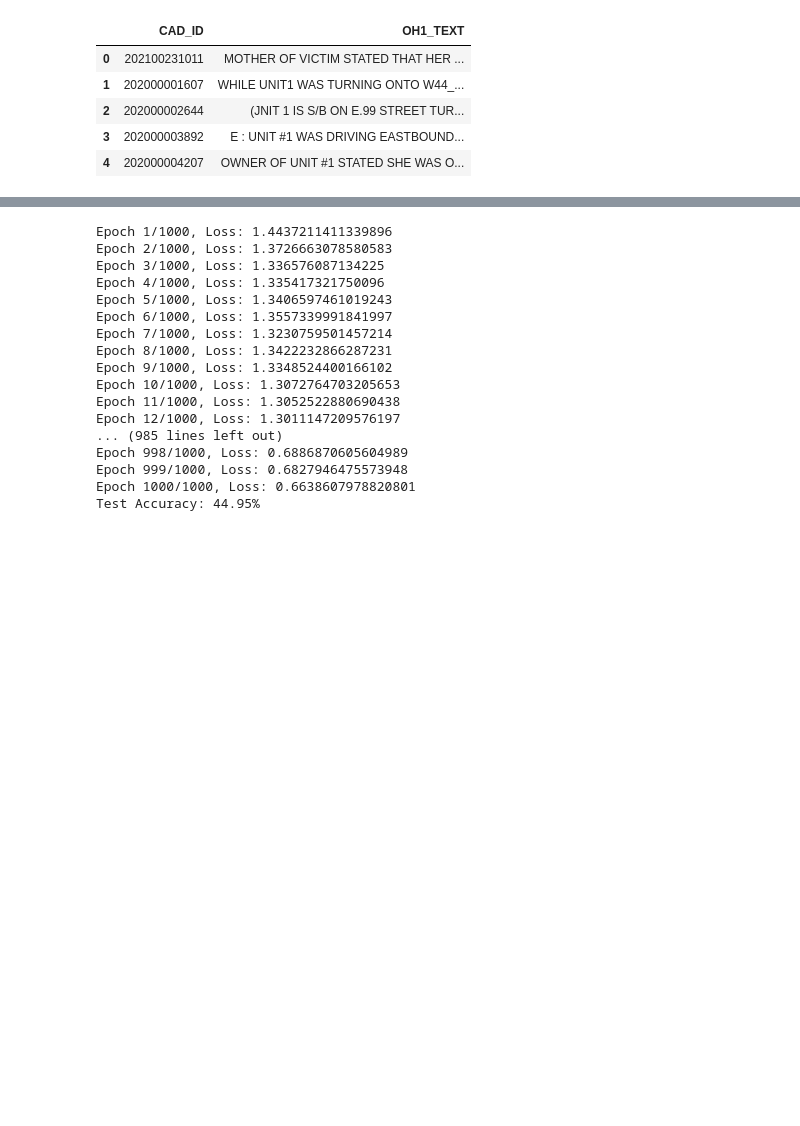
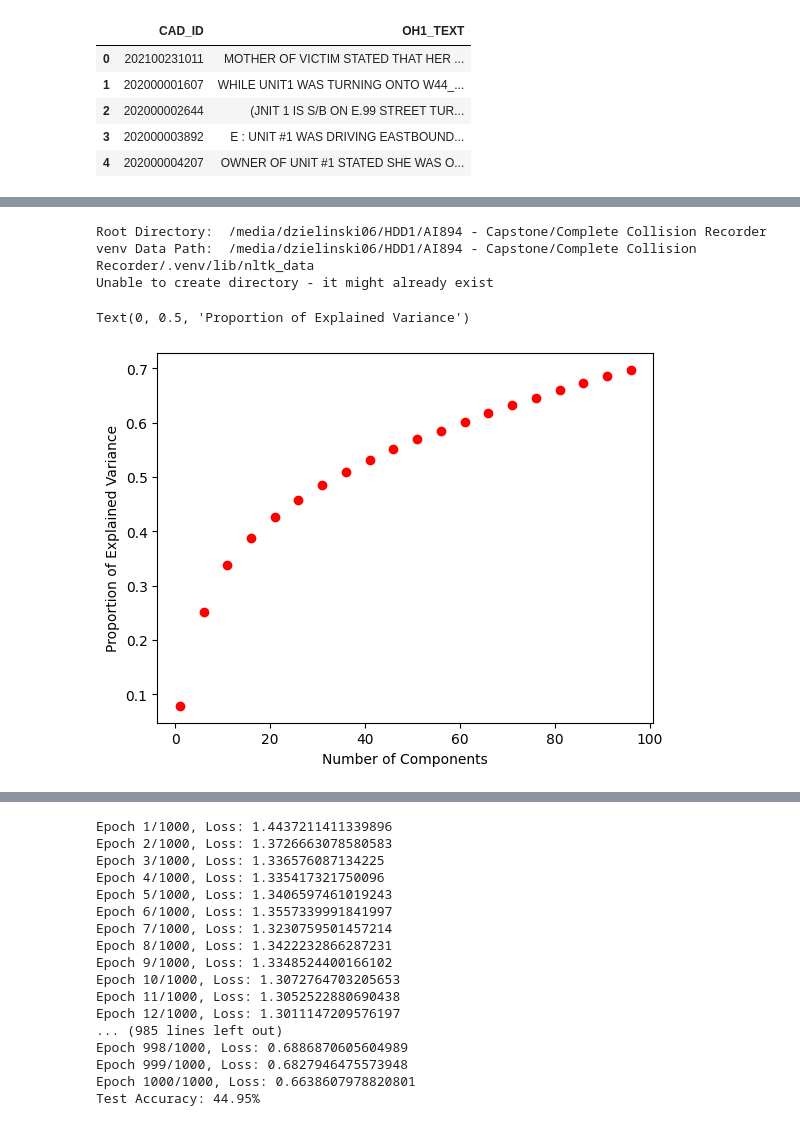
Before and after one commit to beardedDan/complete_collision_recorder, a Jupyter notebook: notebooks/preprocessing.ipynb, the cells around one changed output, grey strips where cells are left out. Saved outputs shown, nothing was run; the diff lists cells and outputs as text; code cells hidden in the pictures; blank space fills up the shorter version.

```diff
--- a/notebooks/preprocessing.ipynb
+++ b/notebooks/preprocessing.ipynb
@@ -133,7 +161,7 @@ bikecle_label_df[['CAD_ID','narrative']]
 merged_text_df = pd.merge(cad_text_df, oh1_text_df, on='CAD_ID', how='outer', suffixes=('_cad', '_oh1'))
 
 # Merge the result with bikecle_label_df on CAD_ID
-merged_with_labels = pd.merge(merged_text_df, bikecle_label_df[['CAD_ID','narrative']], on='CAD_ID', how='left')
+merged_with_labels = pd.merge(merged_text_df, bikecle_label_df[['CAD_ID','BIKE_CLE_TEXT']], on='CAD_ID', how='left')
 
 # Finally, merge the result with gcat_df on CAD_ID
-final_merged_data = pd.merge(merged_with_labels, gcat_df[['CAD_ID','CRASH_SEVERITY_CD','U1_CONT_CIR_PRIMARY_CD','U1_PRECRASH_ACTION_CD','U1_TURN_CD','U1_TYPE_OF_UNIT_CD','U2_CONT_CIR_PRIMARY_CD','U2_PRECRASH_ACTION_CD','U2_TURN_CD','U2_TYPE_OF_UNIT_CD']], on='CAD_ID', how='left')
+training_df = pd.merge(merged_with_labels, gcat_df[['CAD_ID','CRASH_SEVERITY_CD','INTERSTATE_IND','U1_PRECRASH_ACTION_CD','U1_TURN_CD','U1_TYPE_OF_UNIT_CD','U2_PRECRASH_ACTION_CD','U2_TURN_CD','U2_TYPE_OF_UNIT_CD']], on='CAD_ID', how='left')
@@ -143,9 +220,14 @@ def concatenate_texts(row):
     oh_text = row['OH1_TEXT'] if pd.notna(row['OH1_TEXT']) else ""
 
     if oh_text:  # If 'OH_TEXT' is not an empty string
-        return cad_text + "POLICE NARRATIVE\n\n" + oh_text
+        return cad_text + "POLICE NARRATIVE \n\n " + oh_text
     else:
         return cad_text  # If 'OH_TEXT' is empty, return only 'CAD_TEXT'
 
 # Apply the function to the dataframe to create a new concatenated column
 final_merged_data['concatenated_text'] = final_merged_data.apply(concatenate_texts, axis=1)
+# final_merged_data['CRASH_SEVERITY_CD'].fillna(0, inplace=True)
+final_merged_data = final_merged_data[final_merged_data['CRASH_SEVERITY_CD'] != 0]
+final_merged_data['CRASH_SEVERE_IND'] = final_merged_data['CRASH_SEVERITY_CD'].apply(
+    lambda x: 1 if x in [1, 2] else 0
+)
@@ -151,0 +272,58 @@ final_merged_data['concatenated_text'] = final_merged_data.apply(concatenate_tex
+# %%
+import nltk
+from nltk.stem import PorterStemmer
+from sklearn.feature_extraction.text import TfidfVectorizer
+
+import os
+root_dir = os.path.abspath(os.path.join(os.getcwd(), "../."))
+print("Root Directory: ", root_dir)
+venv_nltk_data_path = os.path.join(root_dir,'.venv/lib/nltk_data')
+print("venv Data Path: ",venv_nltk_data_path)
+
+try:
+    os.mkdir(venv_nltk_data_path)
+    try:
+        nltk.download('words', download_dir=venv_nltk_data_path)
+        nltk.download('punkt_tab', download_dir=venv_nltk_data_path) # use punkt_tab instead of punkt to avoid pickling security vulnerability
+        nltk.download('stopwords',download_dir=venv_nltk_data_path)
+        nltk.data.path.clear()
+        nltk.data.path.append(venv_nltk_data_path)
+    except:
+        print("Error: Unable to download words")
+except:
+    print("Unable to create directory - it might already exist")
+    pass
+
+ps = PorterStemmer()
+stopWords = set(nltk.corpus.stopwords.words('english'))
+charfilter = re.compile('[a-zA-Z]+')
+
+def CCR_Tokenizer(text):
+    words = map(lambda word: word.lower(), nltk.word_tokenize(text))
+    words = [word for word in words if word not in stopWords]
+    tokens = (list(map(lambda token: ps.stem(token), words)))
+    ntokens = list(filter(lambda token: charfilter.match(token), tokens))
+    return ntokens
+
+vec = TfidfVectorizer(tokenizer=CCR_Tokenizer, max_features=1000, norm='l2')
+
+docs = list(final_merged_data['concatenated_text'])
+dtm = vec.fit_transform(docs)
+# %% [output]
+Root Directory:  /media/dzielinski06/HDD1/AI894 - Capstone/Complete Collision Recorder
+venv Data Path:  /media/dzielinski06/HDD1/AI894 - Capstone/Complete Collision Recorder/.venv/lib/nltk_data
+Unable to create directory - it might already exist
+# %%
+from sklearn.decomposition import PCA
+import matplotlib.pyplot as plt
+explained_var = []
+for components in range(1, 100, 5):
+    pca = PCA(n_components=components)
+    pca.fit(dtm.toarray())
+    explained_var.append(pca.explained_variance_ratio_.sum())
+plt.plot(range(1, 100, 5), explained_var, "ro")
+plt.xlabel("Number of Components")
+plt.ylabel("Proportion of Explained Variance")
+# %% [output]
+Text(0, 0.5, 'Proportion of Explained Variance')
+[figure, added]
```
Also changed, not shown: parts of 30 cells of this notebook, 4 other files.
